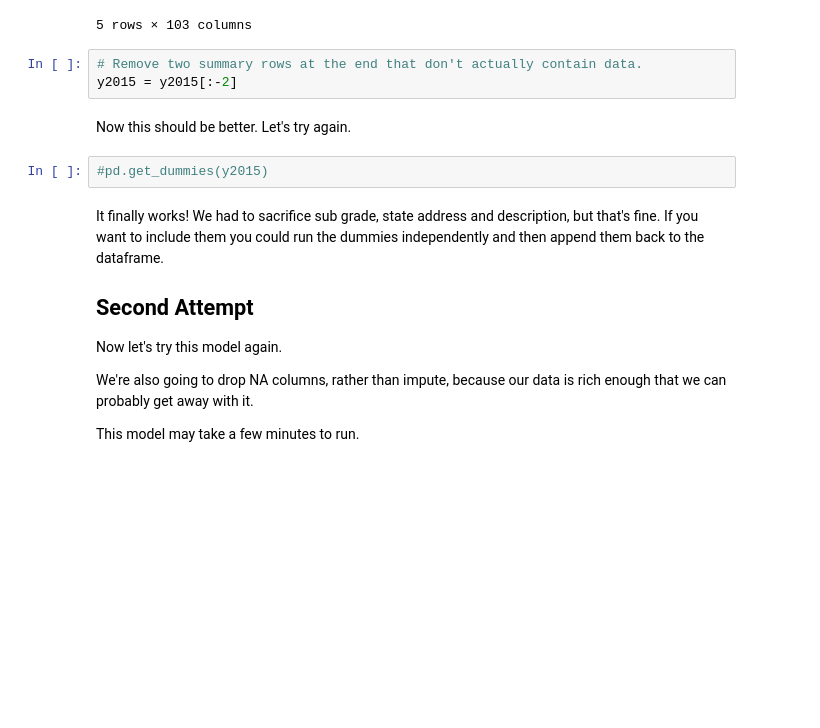
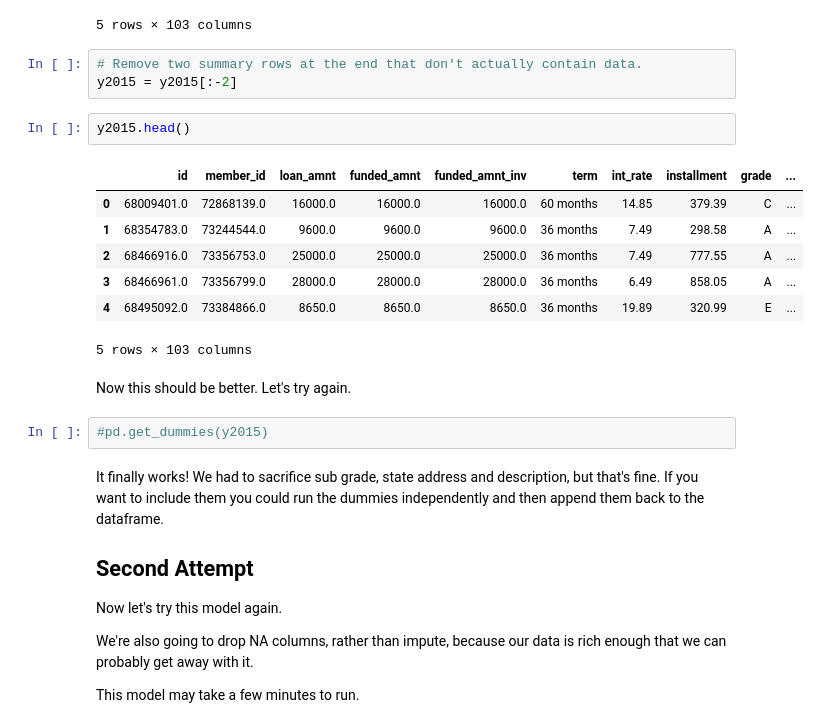
Before and after one commit to keith44/TF-Data_Science, a Jupyter notebook: Data_Science/Supervised learning/DRILL-Third Attempt.ipynb, the cells around one changed output. Drawn from its saved outputs; the diff is of its cells as text; blank space fills up the shorter version.

```diff
--- a/Data_Science/Supervised learning/DRILL-Third Attempt.ipynb
+++ b/Data_Science/Supervised learning/DRILL-Third Attempt.ipynb
@@ -103,6 +103,16 @@ y2015.tail()
 # %%
 # Remove two summary rows at the end that don't actually contain data.
 y2015 = y2015[:-2]
+# %%
+y2015.head()
+# %% [output]
+|  | id | member_id | loan_amnt | funded_amnt | funded_amnt_inv | term | int_rate | installment | grade | ... |
+| 0 | 68009401.0 | 72868139.0 | 16000.0 | 16000.0 | 16000.0 | 60 months | 14.85 | 379.39 | C | ... |
+| 1 | 68354783.0 | 73244544.0 | 9600.0 | 9600.0 | 9600.0 | 36 months | 7.49 | 298.58 | A | ... |
+| 2 | 68466916.0 | 73356753.0 | 25000.0 | 25000.0 | 25000.0 | 36 months | 7.49 | 777.55 | A | ... |
+| 3 | 68466961.0 | 73356799.0 | 28000.0 | 28000.0 | 28000.0 | 36 months | 6.49 | 858.05 | A | ... |
+| 4 | 68495092.0 | 73384866.0 | 8650.0 | 8650.0 | 8650.0 | 36 months | 19.89 | 320.99 | E | ... |
+5 rows × 103 columns
 # %% [markdown]
 Now this should be better. Let's try again.
 # %%
```
Also changed, not shown: 2 other files.
